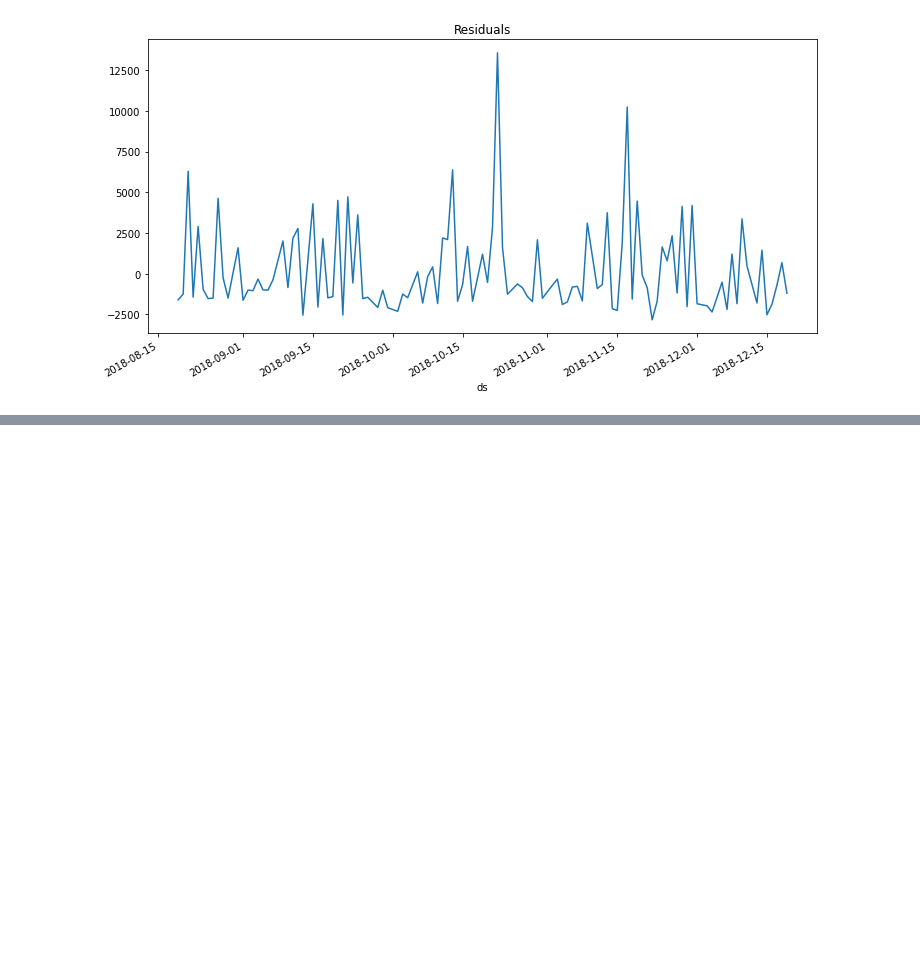
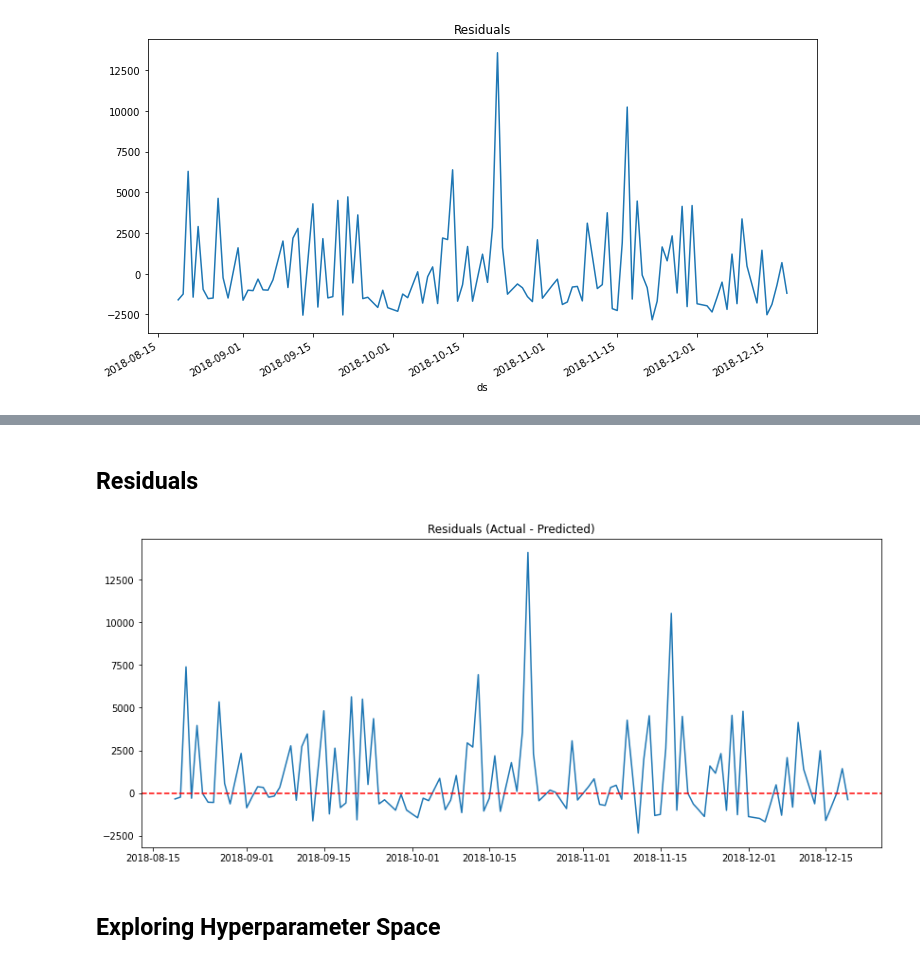
Before and after one commit to bijay-odyssey/Time-Series-Forecasting, a Jupyter notebook: forecastingbyOrderds.ipynb, the cells around one changed output, grey strips where cells are left out. Drawn from its saved outputs; the diff is of its cells as text; code cells hidden in the pictures; blank space fills up the shorter version.

```diff
--- a/forecastingbyOrderds.ipynb
+++ b/forecastingbyOrderds.ipynb
@@ -127,0 +257,13 @@ plt.show()
+# %% [markdown]
+## Residuals
+# %%
+preds['residual'] = preds['y_exp'] - preds['yhat_exp']
+plt.figure(figsize=(14,6))
+plt.plot(preds['ds'], preds['residual'], label='Residuals')
+plt.axhline(0, color='red', linestyle='--')
+plt.title("Residuals (Actual - Predicted)")
+plt.show()
+# %% [output]
+[figure, added]
+# %% [markdown]
+## Exploring Hyperparameter Space
```
Also changed, not shown: parts of 21 cells of this notebook.
